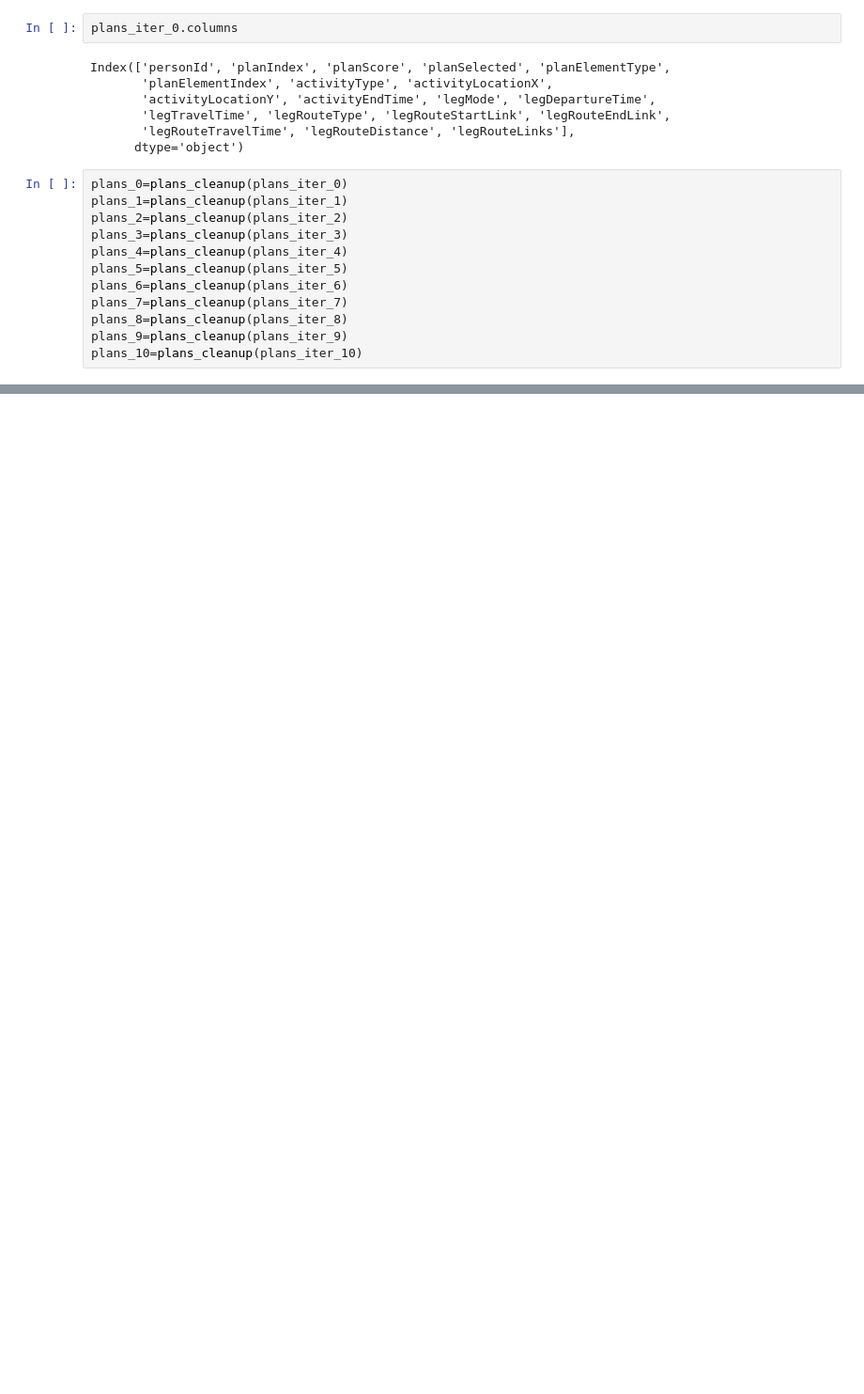
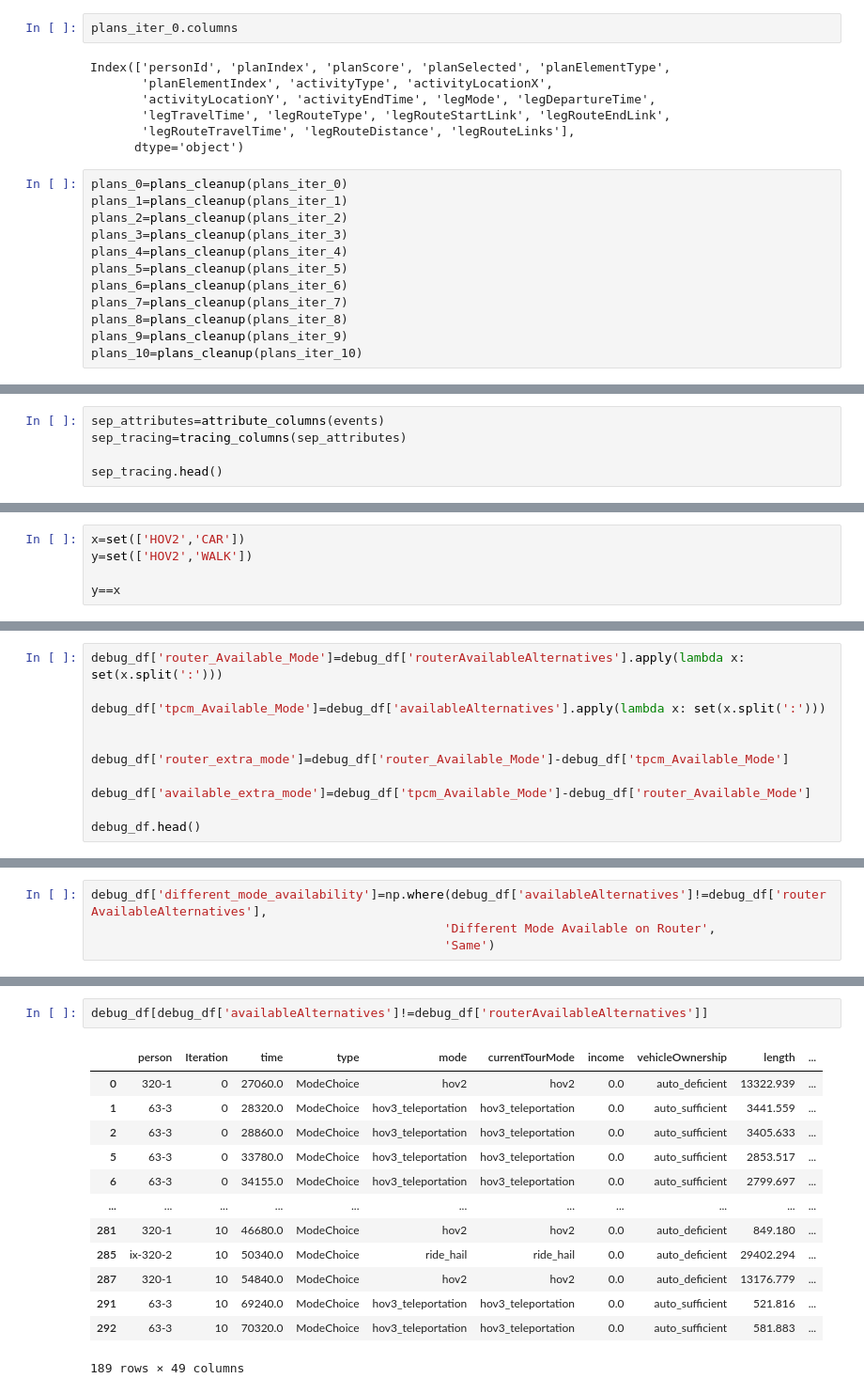
Before and after one commit to vsgo222/beam, a Jupyter notebook: output_analysis/Comparison across iterations.ipynb, the cells around one changed output, grey strips where cells are left out. Shown: that part at 94% size. Drawn from its saved outputs; the diff is of its cells as text; blank space fills up the shorter version.

```diff
--- a/output_analysis/Comparison across iterations.ipynb
+++ b/output_analysis/Comparison across iterations.ipynb
@@ -136,0 +274,5 @@ plans_0[plans_0['personId']=='63-3']
+# %%
+sep_attributes=attribute_columns(events)
+sep_tracing=tracing_columns(sep_attributes)
+
+sep_tracing.head()
@@ -136,0 +338,5 @@ plans_0[plans_0['personId']=='63-3']
+# %%
+x=set(['HOV2','CAR'])
+y=set(['HOV2','WALK'])
+
+y==x
@@ -136,0 +378,11 @@ plans_0[plans_0['personId']=='63-3']
+# %%
+debug_df['router_Available_Mode']=debug_df['routerAvailableAlternatives'].apply(lambda x: set(x.split(':')))
+
+debug_df['tpcm_Available_Mode']=debug_df['availableAlternatives'].apply(lambda x: set(x.split(':')))
+
+
+debug_df['router_extra_mode']=debug_df['router_Available_Mode']-debug_df['tpcm_Available_Mode']
+
+debug_df['available_extra_mode']=debug_df['tpcm_Available_Mode']-debug_df['router_Available_Mode']
+
+debug_df.head()
@@ -136,0 +400,4 @@ plans_0[plans_0['personId']=='63-3']
+# %%
+debug_df['different_mode_availability']=np.where(debug_df['availableAlternatives']!=debug_df['routerAvailableAlternatives'],
+                                                'Different Mode Available on Router',
+                                                'Same')
@@ -136,0 +458,16 @@ plans_0[plans_0['personId']=='63-3']
+# %%
+debug_df[debug_df['availableAlternatives']!=debug_df['routerAvailableAlternatives']]
+# %% [output]
+|  | person | Iteration | time | type | mode | currentTourMode | income | vehicleOwnership | length | ... |
+| 0 | 320-1 | 0 | 27060.0 | ModeChoice | hov2 | hov2 | 0.0 | auto_deficient | 13322.939 | ... |
+| 1 | 63-3 | 0 | 28320.0 | ModeChoice | hov3_teleportation | hov3_teleportation | 0.0 | auto_sufficient | 3441.559 | ... |
+| 2 | 63-3 | 0 | 28860.0 | ModeChoice | hov3_teleportation | hov3_teleportation | 0.0 | auto_sufficient | 3405.633 | ... |
+| 5 | 63-3 | 0 | 33780.0 | ModeChoice | hov3_teleportation | hov3_teleportation | 0.0 | auto_sufficient | 2853.517 | ... |
+| 6 | 63-3 | 0 | 34155.0 | ModeChoice | hov3_teleportation | hov3_teleportation | 0.0 | auto_sufficient | 2799.697 | ... |
+| ... | ... | ... | ... | ... | ... | ... | ... | ... | ... | ... |
+| 281 | 320-1 | 10 | 46680.0 | ModeChoice | hov2 | hov2 | 0.0 | auto_deficient | 849.180 | ... |
+| 285 | ix-320-2 | 10 | 50340.0 | ModeChoice | ride_hail | ride_hail | 0.0 | auto_deficient | 29402.294 | ... |
+| 287 | 320-1 | 10 | 54840.0 | ModeChoice | hov2 | hov2 | 0.0 | auto_deficient | 13176.779 | ... |
+| 291 | 63-3 | 10 | 69240.0 | ModeChoice | hov3_teleportation | hov3_teleportation | 0.0 | auto_sufficient | 521.816 | ... |
+| 292 | 63-3 | 10 | 70320.0 | ModeChoice | hov3_teleportation | hov3_teleportation | 0.0 | auto_sufficient | 581.883 | ... |
+189 rows × 49 columns
```
Also changed, not shown: parts of 31 cells of this notebook, 3 other files.
